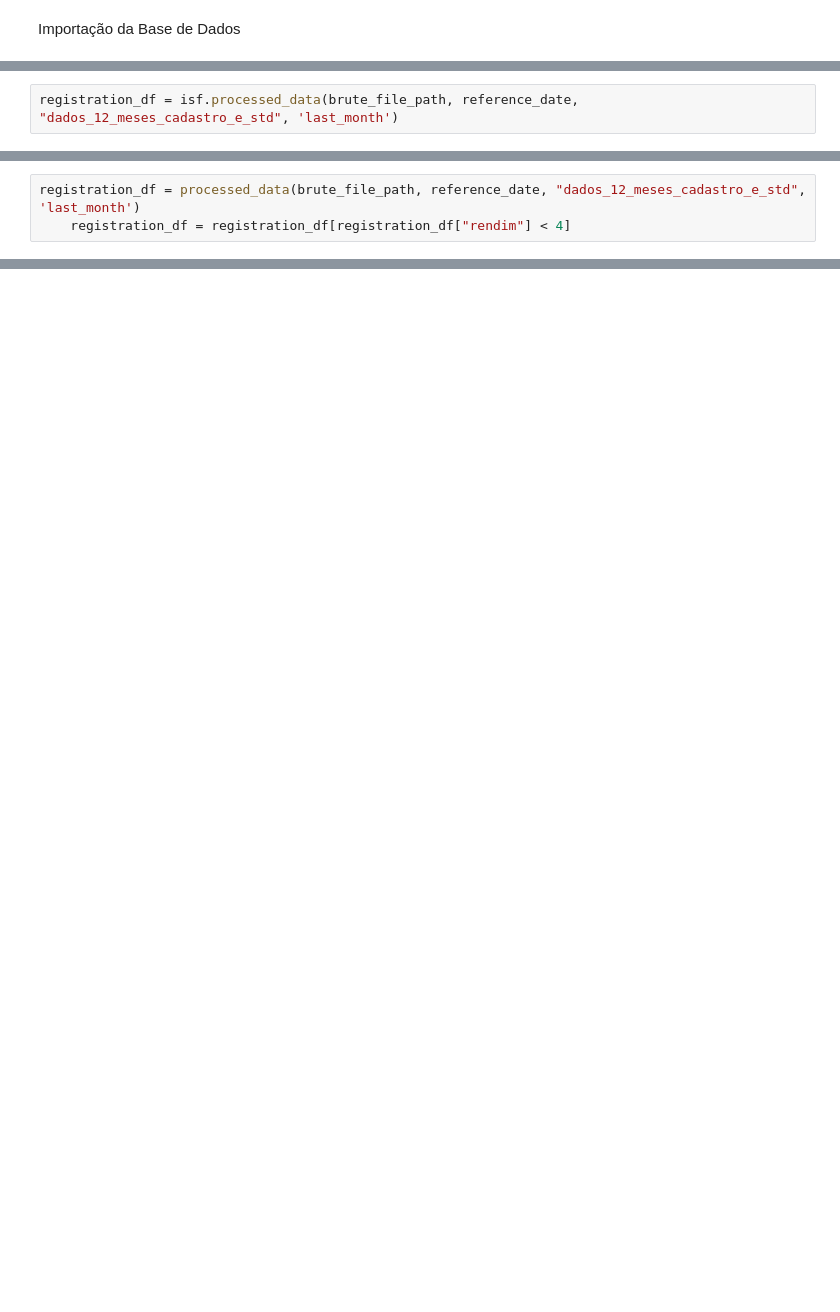
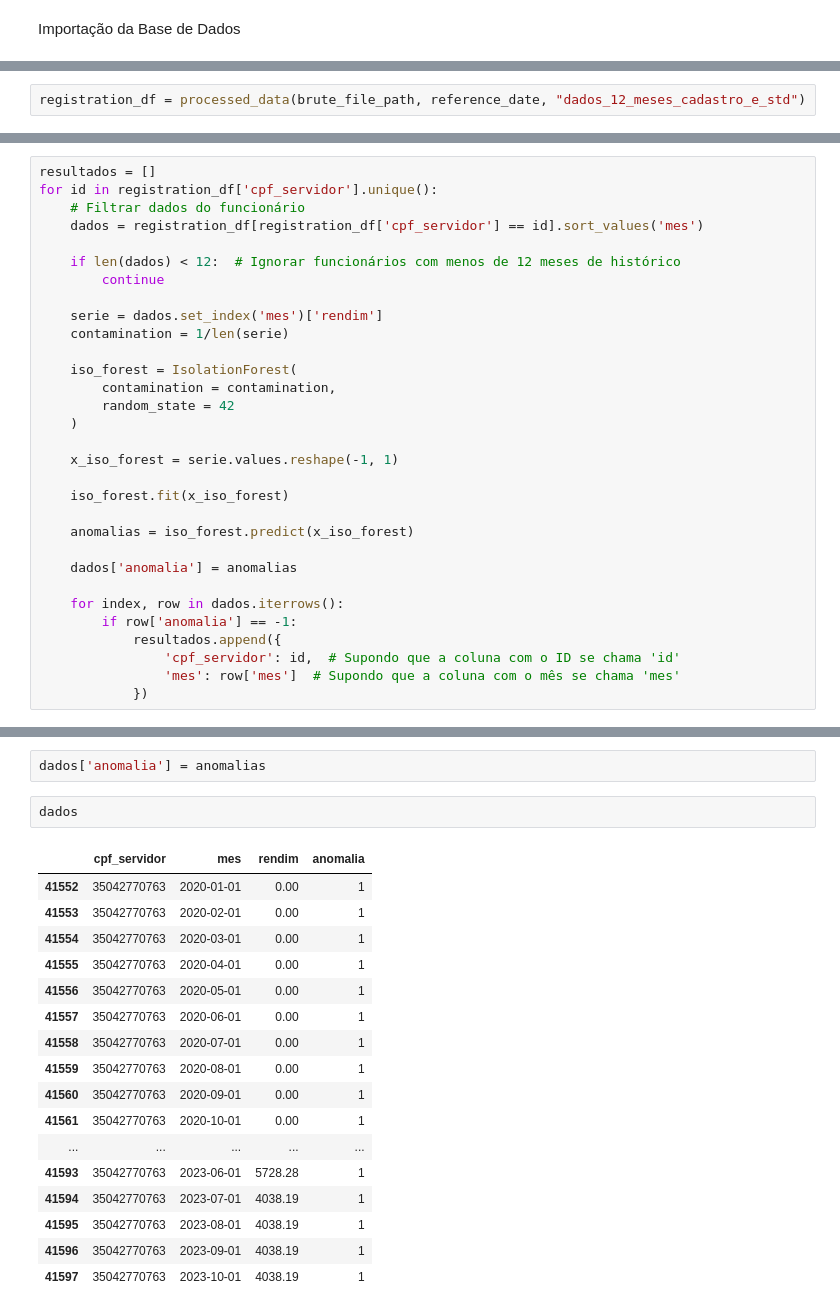
Before and after one commit to joaocalixto1004/pagamento_servidores, a Jupyter notebook: notebooks/Isolation Florest.ipynb, the cells around one changed output, grey strips where cells are left out. Saved outputs shown, nothing was run; the diff lists cells and outputs as text; blank space fills up the shorter version.

Commit message:
Alteracoes no Isolation Forest

```diff
--- a/notebooks/Isolation Florest.ipynb
+++ b/notebooks/Isolation Florest.ipynb
@@ -23,3 +55,3 @@ Limpeza e Pre-processamento dos dados para tentar identificar o caso a seguir co
 ![image.png](attachment:1cf54f27-e734-4093-a92f-766002dc7ed0.png)
 # %%
-registration_df = isf.processed_data(brute_file_path, reference_date, "dados_12_meses_cadastro_e_std", 'last_month')
+registration_df = processed_data(brute_file_path, reference_date, "dados_12_meses_cadastro_e_std")
@@ -28,3 +60,0 @@ Remoção de Outliers de Renda e Desvio Padrão de Renda
-# %%
-registration_df = processed_data(brute_file_path, reference_date, "dados_12_meses_cadastro_e_std", 'last_month')
-    registration_df = registration_df[registration_df["rendim"] < 4]
@@ -30,0 +63,31 @@ registration_df = processed_data(brute_file_path, reference_date, "dados_12_mese
+# %%
+resultados = []
+for id in registration_df['cpf_servidor'].unique():
+    # Filtrar dados do funcionário
+    dados = registration_df[registration_df['cpf_servidor'] == id].sort_values('mes')
+
+    if len(dados) < 12:  # Ignorar funcionários com menos de 12 meses de histórico
+        continue
+
+    serie = dados.set_index('mes')['rendim']
+    contamination = 1/len(serie)
+
+    iso_forest = IsolationForest(
+        contamination = contamination,
+        random_state = 42
+    )
+
+    x_iso_forest = serie.values.reshape(-1, 1)
+
+    iso_forest.fit(x_iso_forest)
+
+    anomalias = iso_forest.predict(x_iso_forest)
+
+    dados['anomalia'] = anomalias
+
+    for index, row in dados.iterrows():
+        if row['anomalia'] == -1:
+            resultados.append({
+                'cpf_servidor': id,  # Supondo que a coluna com o ID se chama 'id'
+                'mes': row['mes']  # Supondo que a coluna com o mês se chama 'mes'
+            })
@@ -30,0 +120,22 @@ registration_df = processed_data(brute_file_path, reference_date, "dados_12_mese
+# %%
+dados['anomalia'] = anomalias
+# %%
+dados
+# %% [output]
+|  | cpf_servidor | mes | rendim | anomalia |
+| 41552 | 35042770763 | 2020-01-01 | 0.00 | 1 |
+| 41553 | 35042770763 | 2020-02-01 | 0.00 | 1 |
+| 41554 | 35042770763 | 2020-03-01 | 0.00 | 1 |
+| 41555 | 35042770763 | 2020-04-01 | 0.00 | 1 |
+| 41556 | 35042770763 | 2020-05-01 | 0.00 | 1 |
+| 41557 | 35042770763 | 2020-06-01 | 0.00 | 1 |
+| 41558 | 35042770763 | 2020-07-01 | 0.00 | 1 |
+| 41559 | 35042770763 | 2020-08-01 | 0.00 | 1 |
+| 41560 | 35042770763 | 2020-09-01 | 0.00 | 1 |
+| 41561 | 35042770763 | 2020-10-01 | 0.00 | 1 |
+| ... | ... | ... | ... | ... |
+| 41593 | 35042770763 | 2023-06-01 | 5728.28 | 1 |
+| 41594 | 35042770763 | 2023-07-01 | 4038.19 | 1 |
+| 41595 | 35042770763 | 2023-08-01 | 4038.19 | 1 |
+| 41596 | 35042770763 | 2023-09-01 | 4038.19 | 1 |
+| 41597 | 35042770763 | 2023-10-01 | 4038.19 | 1 |
```
Also changed, not shown: parts of 14 cells of this notebook, 4 other files.
